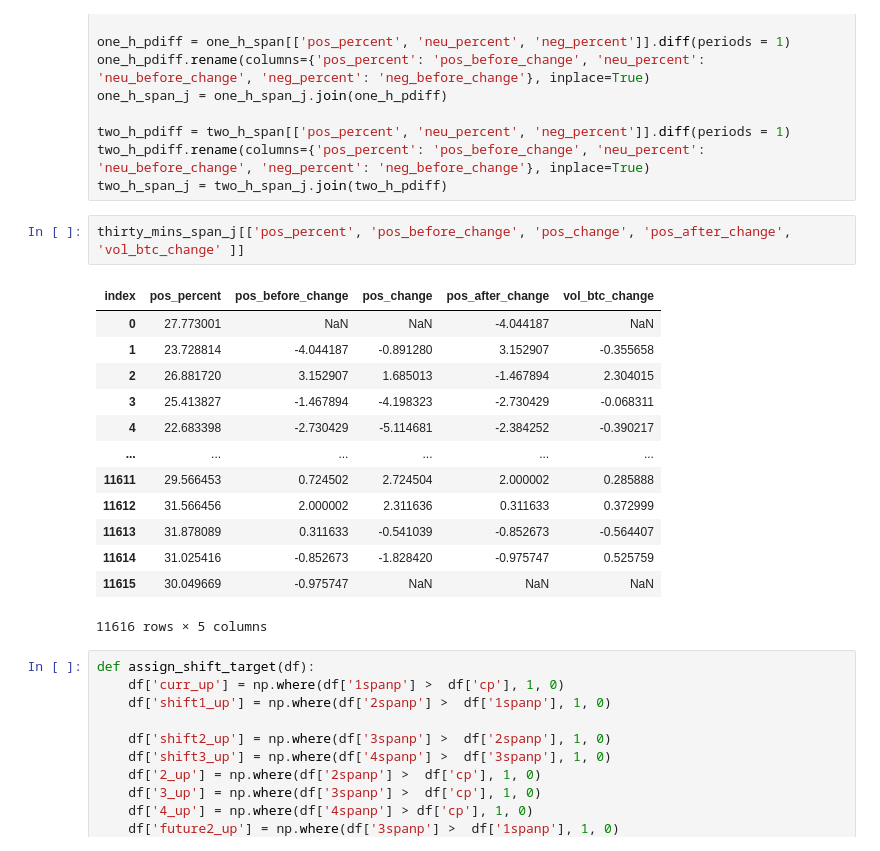
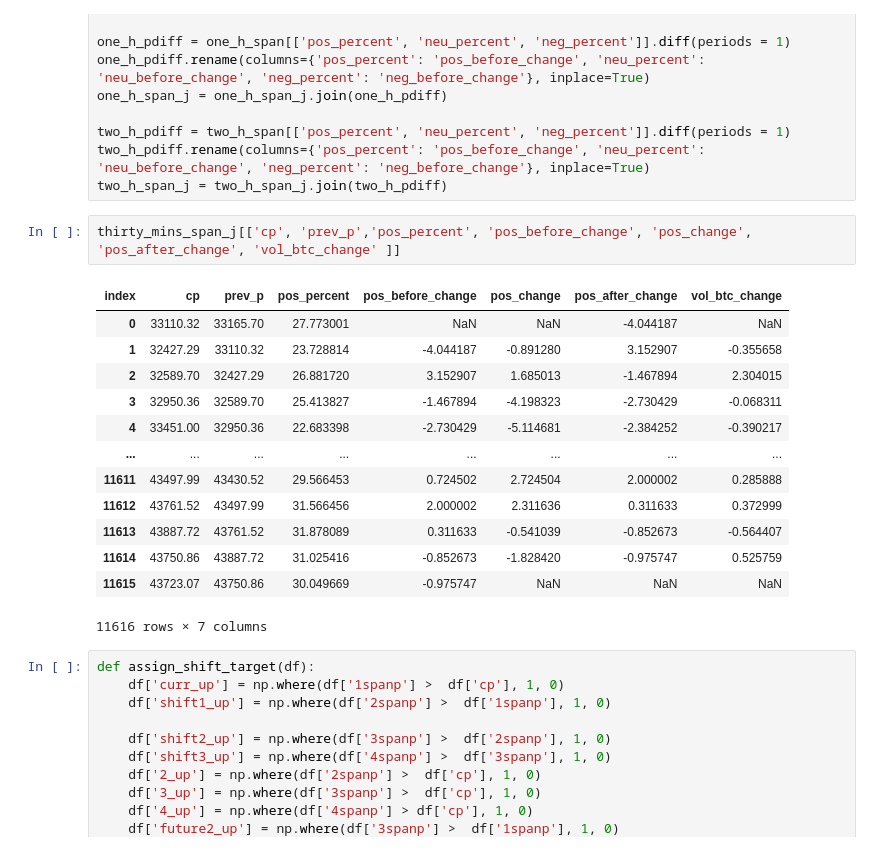
Before and after one commit to superzzp/Bitcoin-Price-Fluctuation-Twitter-Sentiment-Analysis, a Jupyter notebook: notebooks/1.0-zzp-aggregate-sentiments.ipynb, the cells around one changed output. Drawn from its saved outputs; the diff is of its cells as text.

```diff
--- a/notebooks/1.0-zzp-aggregate-sentiments.ipynb
+++ b/notebooks/1.0-zzp-aggregate-sentiments.ipynb
@@ -332,21 +335,21 @@ two_h_pdiff = two_h_span[['pos_percent', 'neu_percent', 'neg_percent']].diff(per
 two_h_pdiff.rename(columns={'pos_percent': 'pos_before_change', 'neu_percent': 'neu_before_change', 'neg_percent': 'neg_before_change'}, inplace=True)
 two_h_span_j = two_h_span_j.join(two_h_pdiff)
 # %%
-thirty_mins_span_j[['pos_percent', 'pos_before_change', 'pos_change', 'pos_after_change', 'vol_btc_change' ]]
+thirty_mins_span_j[['cp', 'prev_p','pos_percent', 'pos_before_change', 'pos_change', 'pos_after_change', 'vol_btc_change' ]]
 # %% [output]
-| index | pos_percent | pos_before_change | pos_change | pos_after_change | vol_btc_change |
-| 0 | 27.773001 | NaN | NaN | -4.044187 | NaN |
-| 1 | 23.728814 | -4.044187 | -0.891280 | 3.152907 | -0.355658 |
-| 2 | 26.881720 | 3.152907 | 1.685013 | -1.467894 | 2.304015 |
-| 3 | 25.413827 | -1.467894 | -4.198323 | -2.730429 | -0.068311 |
-| 4 | 22.683398 | -2.730429 | -5.114681 | -2.384252 | -0.390217 |
-| ... | ... | ... | ... | ... | ... |
-| 11611 | 29.566453 | 0.724502 | 2.724504 | 2.000002 | 0.285888 |
-| 11612 | 31.566456 | 2.000002 | 2.311636 | 0.311633 | 0.372999 |
-| 11613 | 31.878089 | 0.311633 | -0.541039 | -0.852673 | -0.564407 |
-| 11614 | 31.025416 | -0.852673 | -1.828420 | -0.975747 | 0.525759 |
-| 11615 | 30.049669 | -0.975747 | NaN | NaN | NaN |
+| index | cp | prev_p | pos_percent | pos_before_change | pos_change | pos_after_change | vol_btc_change |
+| 0 | 33110.32 | 33165.70 | 27.773001 | NaN | NaN | -4.044187 | NaN |
+| 1 | 32427.29 | 33110.32 | 23.728814 | -4.044187 | -0.891280 | 3.152907 | -0.355658 |
+| 2 | 32589.70 | 32427.29 | 26.881720 | 3.152907 | 1.685013 | -1.467894 | 2.304015 |
+| 3 | 32950.36 | 32589.70 | 25.413827 | -1.467894 | -4.198323 | -2.730429 | -0.068311 |
+| 4 | 33451.00 | 32950.36 | 22.683398 | -2.730429 | -5.114681 | -2.384252 | -0.390217 |
+| ... | ... | ... | ... | ... | ... | ... | ... |
+| 11611 | 43497.99 | 43430.52 | 29.566453 | 0.724502 | 2.724504 | 2.000002 | 0.285888 |
+| 11612 | 43761.52 | 43497.99 | 31.566456 | 2.000002 | 2.311636 | 0.311633 | 0.372999 |
+| 11613 | 43887.72 | 43761.52 | 31.878089 | 0.311633 | -0.541039 | -0.852673 | -0.564407 |
+| 11614 | 43750.86 | 43887.72 | 31.025416 | -0.852673 | -1.828420 | -0.975747 | 0.525759 |
+| 11615 | 43723.07 | 43750.86 | 30.049669 | -0.975747 | NaN | NaN | NaN |
-11616 rows × 5 columns
+11616 rows × 7 columns
 # %%
 def assign_shift_target(df):
     df['curr_up'] = np.where(df['1spanp'] >  df['cp'], 1, 0)
```
Also changed, not shown: parts of 11 cells of this notebook.
